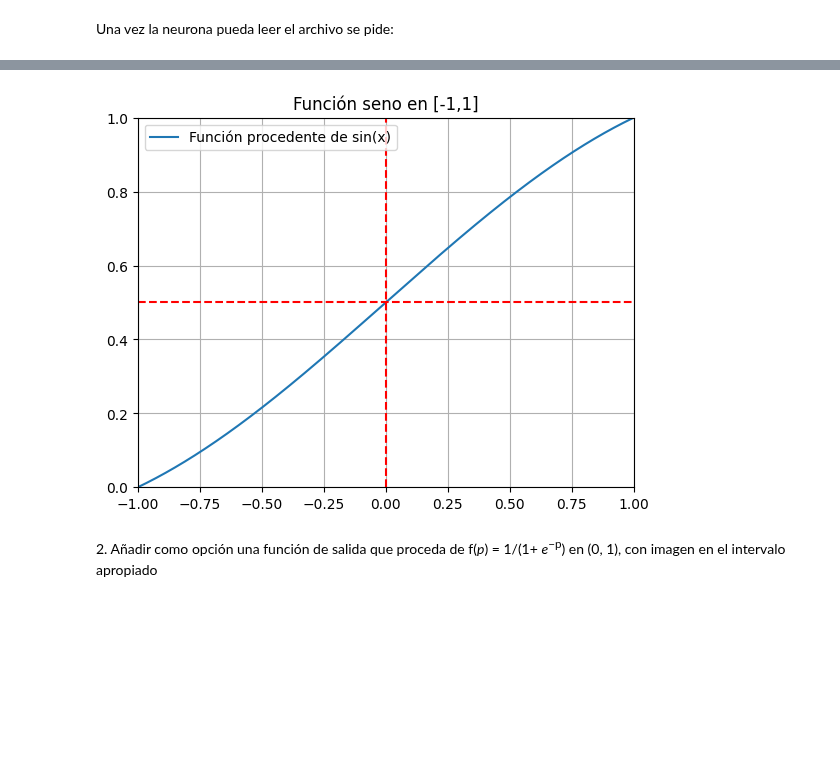
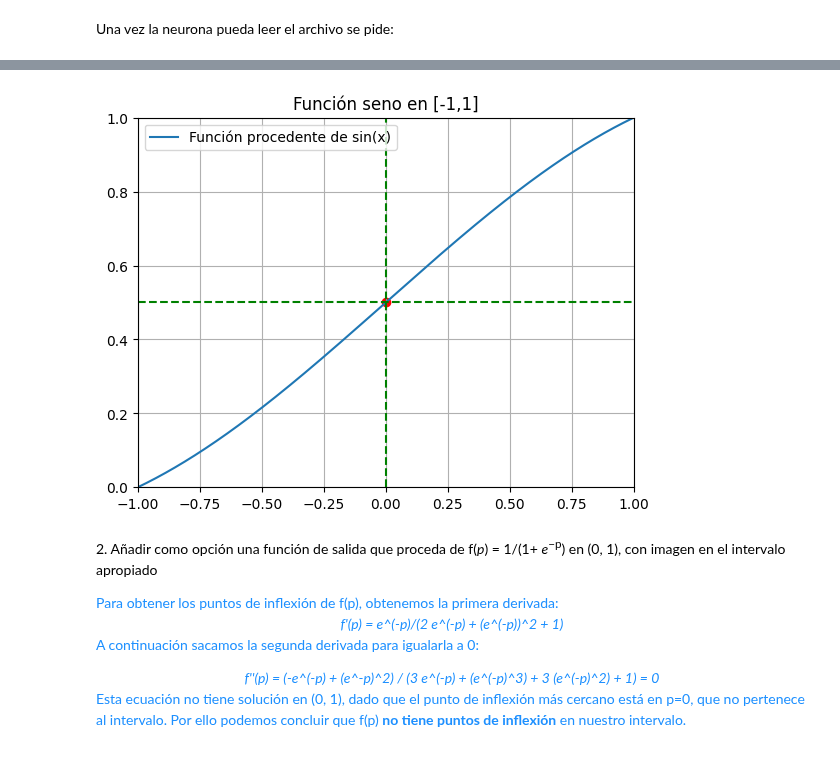
Before and after one commit to Apriea04/ComputacionNeuronalEvolutiva, a Jupyter notebook: Computación Evolutiva/Práctica 0/Pate 2.ipynb, the cells around one changed output, grey strips where cells are left out. Saved outputs shown, nothing was run; the diff lists cells and outputs as text; code cells hidden in the pictures; blank space fills up the shorter version.

```diff
--- a/Computación Evolutiva/Práctica 0/Pate 2.ipynb
+++ b/Computación Evolutiva/Práctica 0/Pate 2.ipynb
@@ -34,34 +42,45 @@ Una vez la neurona pueda leer el archivo se pide:
 # %%
 # Función 1
 def sin(x):
     """Calcula el seno de un número x, con imagen entre 0 y 1.
     Precondiciones: x ∈ [-1,1]"""
     # Normalización de la imagen al intervalo [0,1]
     return (math.sin(x) - math.sin(-1)) * (1 - 0) / (math.sin(1) - math.sin(-1))
-
 
 # Representamos esta función en el intervalo correspondiente para
 # cerciorarnos de su correcta definición:
 
 x = np.linspace(-1, 1, 1000)
 f_x = [sin(i) for i in x]
 
 plt.plot(x, f_x)
 plt.title("Función seno en [-1,1]")
-plt.axvline(x=0, color="r", linestyle="--")
-plt.axhline(y=0.5, color="r", linestyle="--")
+plt.axvline(x=0, color="g", linestyle="--")
+plt.axhline(y=0.5, color="g", linestyle="--")
 
 plt.xlim(-1, 1)
 plt.ylim(0, 1)
 
+# Representamos el punto de inflexión en x=0
+pto_inflexion = 0
+f_pto_inflexion = sin(pto_inflexion)
+plt.scatter(pto_inflexion, f_pto_inflexion, color="r")
+
 plt.grid()
 plt.legend(["Función procedente de sin(x)"])
 plt.show()
 # %% [output]
-[figure, old version]
+[figure, new version]
-# %% [markdown]
-2\. Añadir como opción una función de salida que proceda de f(_p_) = 1/(1+ _e_<sup>−p</sup>) en (0, 1), con imagen en
-el intervalo apropiado
+# %% [markdown]
+2\. Añadir como opción una función de salida que proceda de f(_p_) = 1/(1+ _e_<sup>−p</sup>) en (0, 1), con imagen en el intervalo apropiado
+
+<div style="color: DodgerBlue;">Para obtener los puntos de inflexión de f(p), obtenemos la primera derivada:
+<center><i>f'(p) = e^(-p)/(2 e^(-p) + (e^(-p))^2 + 1)</i></center>
+
+A continuación sacamos la segunda derivada para igualarla a 0:
+<center><i>f''(p) = (-e^(-p) + (e^-p)^2) / (3 e^(-p) + (e^(-p)^3) + 3 (e^(-p)^2) + 1) = 0</i></center>
+
+Esta ecuación no tiene solución en (0, 1), dado que el punto de inflexión más cercano está en p=0, que no pertenece al intervalo. Por ello podemos concluir que f(p) <strong>no tiene puntos de inflexión</strong> en nuestro intervalo.</div>
 # %%
 # Función 2
 def sigmoide(x):
```
Also changed, not shown: parts of 9 cells of this notebook.
